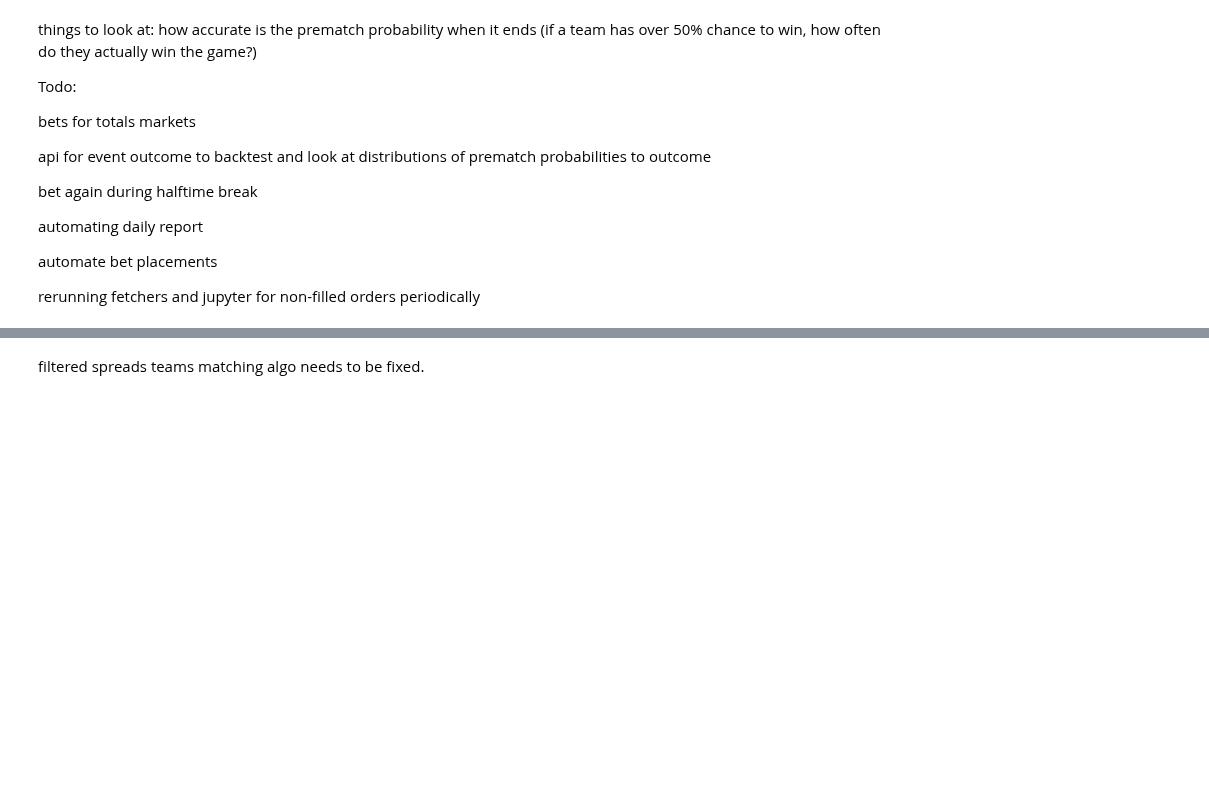
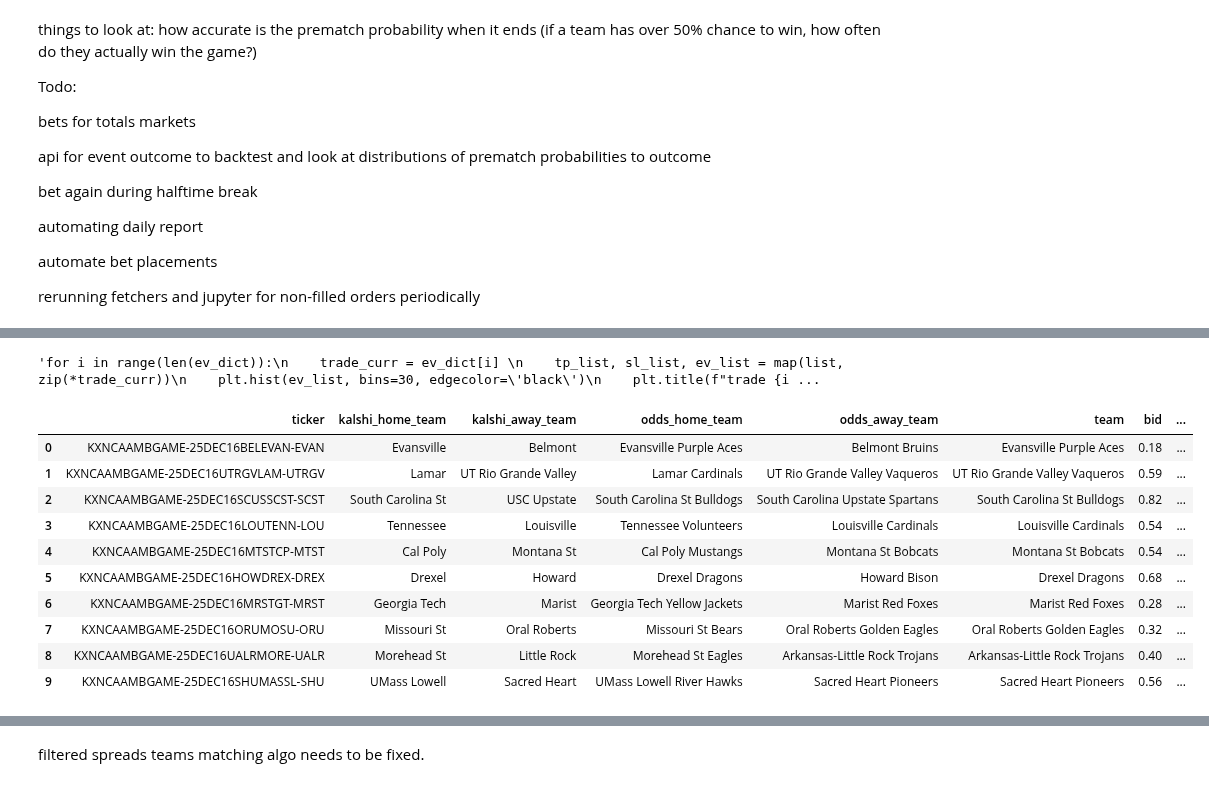
Before and after one commit to bassuaz24/kalshi_bets, a Jupyter notebook: jupyter_archive/cbb_data_analysis.ipynb, the cells around one changed output, grey strips where cells are left out. Saved outputs shown, nothing was run; the diff lists cells and outputs as text; code cells hidden in the pictures; blank space fills up the shorter version.

```diff
--- a/jupyter_archive/cbb_data_analysis.ipynb
+++ b/jupyter_archive/cbb_data_analysis.ipynb
@@ -406,0 +521,10 @@ combined_winners_df = combined_winners_df.reset_index(drop=True)
+# %%
+#plots the ev distribution for every trade for different pairs of (tp, sl)
+"""for i in range(len(ev_dict)):
+    trade_curr = ev_dict[i]
+    tp_list, sl_list, ev_list = map(list, zip(*trade_curr))
+    plt.hist(ev_list, bins=30, edgecolor='black')
+    plt.title(f"trade {i}")
+    plt.show()"""
+# %% [output]
+'for i in range(len(ev_dict)):\n    trade_curr = ev_dict[i] \n    tp_list, sl_list, ev_list = map(list, zip(*trade_curr))\n    plt.hist(ev_list, bins=30, edgecolor=\'black\')\n    plt.title(f"trade {i ...
@@ -407 +551,38 @@ combined_winners_df = combined_winners_df.reset_index(drop=True)
+# %%
+filtered_winners_df.drop(columns=['yes_bid','yes_ask', 'no_bid', 'no_ask', 'market', 'midprice'], inplace=True)
+filtered_winners_df = filtered_winners_df[['ticker', 'start_time', 'kalshi_home_team', 'kalshi_away_team',
+       'odds_home_team', 'odds_away_team', 'team', 'bid', 'avg_fair_prb', 'edge', 'buy_direction',
+       'tp', 'sl', 'kelly', 'optimal_bet', 'num_contracts', 'trading_cost',
+       'profit', 'loss', 'ev']]
+filtered_winners_df['edge'] = filtered_winners_df['edge'] * 100
+filtered_winners_df['optimal_bet'] = filtered_winners_df['optimal_bet'].round(2)
+
+s = filtered_winners_df['start_time'].astype(str)
+s = s.str.replace(r'\s+[A-Z]{3}$', '', regex=True)
+dt = pd.to_datetime(s, errors='coerce')
+filtered_winners_df['start_time'] = dt.dt.tz_localize('America/Chicago')
+
+now = datetime.now(pytz.timezone('America/Chicago'))
+#filtered_winners_df = filtered_winners_df.loc[filtered_winners_df['start_time'] > now].sort_values('odds_home_team').reset_index(drop=True)
+
+dupe_mask = filtered_winners_df['kalshi_home_team'].duplicated(keep=False)
+dupes = filtered_winners_df[dupe_mask]
+uniques = filtered_winners_df[~dupe_mask]
+best_dupes = dupes.loc[dupes.groupby('kalshi_home_team')['ev'].idxmax()]
+filtered_winners_df = pd.concat([uniques, best_dupes], ignore_index=True)
+filtered_winners_df.drop(columns=['start_time'], inplace=True)
+# %%
+filtered_winners_df
+# %% [output]
+|  | ticker | kalshi_home_team | kalshi_away_team | odds_home_team | odds_away_team | team | bid | ... |
+| 0 | KXNCAAMBGAME-25DEC16BELEVAN-EVAN | Evansville | Belmont | Evansville Purple Aces | Belmont Bruins | Evansville Purple Aces | 0.18 | ... |
+| 1 | KXNCAAMBGAME-25DEC16UTRGVLAM-UTRGV | Lamar | UT Rio Grande Valley | Lamar Cardinals | UT Rio Grande Valley Vaqueros | UT Rio Grande Valley Vaqueros | 0.59 | ... |
+| 2 | KXNCAAMBGAME-25DEC16SCUSSCST-SCST | South Carolina St | USC Upstate | South Carolina St Bulldogs | South Carolina Upstate Spartans | South Carolina St Bulldogs | 0.82 | ... |
+| 3 | KXNCAAMBGAME-25DEC16LOUTENN-LOU | Tennessee | Louisville | Tennessee Volunteers | Louisville Cardinals | Louisville Cardinals | 0.54 | ... |
+| 4 | KXNCAAMBGAME-25DEC16MTSTCP-MTST | Cal Poly | Montana St | Cal Poly Mustangs | Montana St Bobcats | Montana St Bobcats | 0.54 | ... |
+| 5 | KXNCAAMBGAME-25DEC16HOWDREX-DREX | Drexel | Howard | Drexel Dragons | Howard Bison | Drexel Dragons | 0.68 | ... |
+| 6 | KXNCAAMBGAME-25DEC16MRSTGT-MRST | Georgia Tech | Marist | Georgia Tech Yellow Jackets | Marist Red Foxes | Marist Red Foxes | 0.28 | ... |
+| 7 | KXNCAAMBGAME-25DEC16ORUMOSU-ORU | Missouri St | Oral Roberts | Missouri St Bears | Oral Roberts Golden Eagles | Oral Roberts Golden Eagles | 0.32 | ... |
+| 8 | KXNCAAMBGAME-25DEC16UALRMORE-UALR | Morehead St | Little Rock | Morehead St Eagles | Arkansas-Little Rock Trojans | Arkansas-Little Rock Trojans | 0.40 | ... |
+| 9 | KXNCAAMBGAME-25DEC16SHUMASSL-SHU | UMass Lowell | Sacred Heart | UMass Lowell River Hawks | Sacred Heart Pioneers | Sacred Heart Pioneers | 0.56 | ... |
 # %%
```
Also changed, not shown: parts of 12 cells of this notebook.
